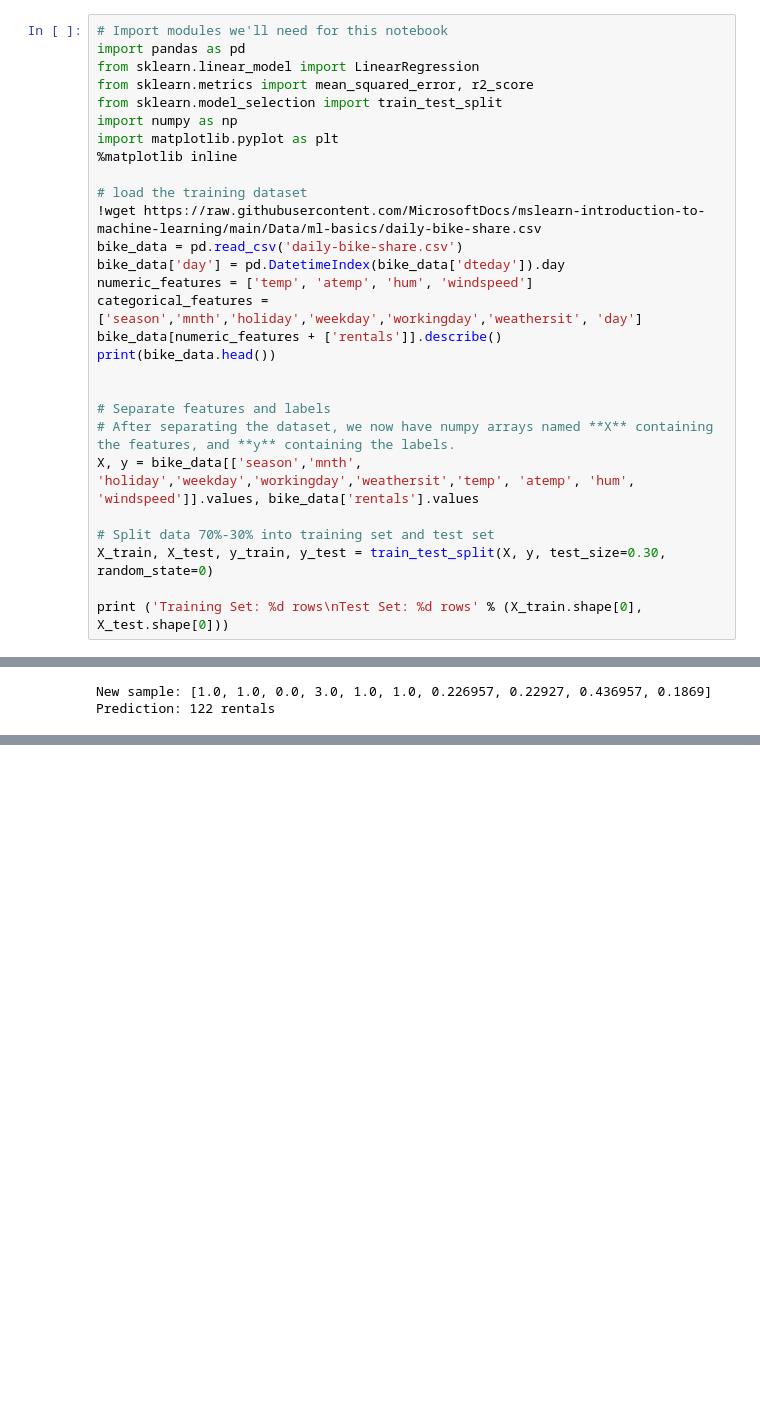
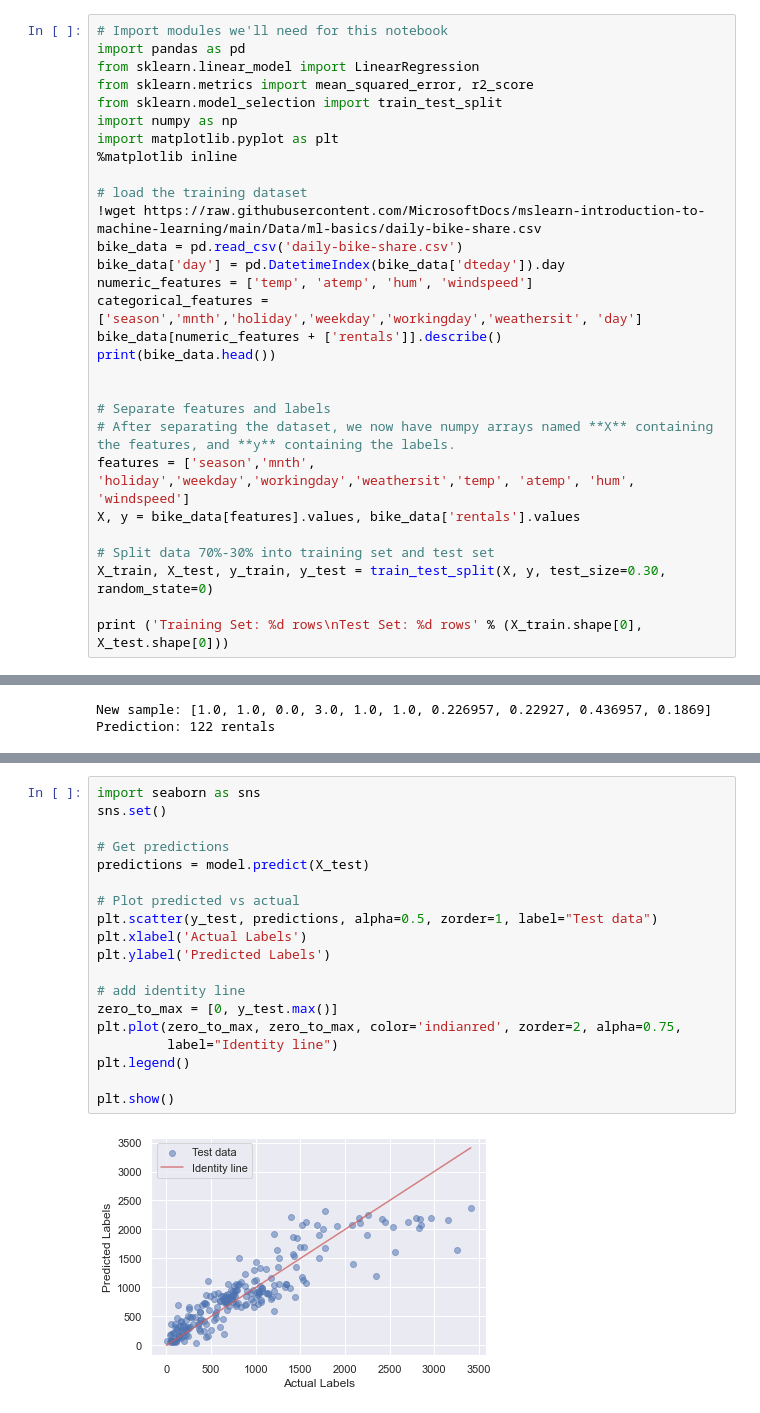
Before and after one commit to Prosserc/python_notebooks, a Jupyter notebook: learning/mpn_data_science/1_02b_regression_pipelines.ipynb, the cells around one changed output, grey strips where cells are left out. Saved outputs shown, nothing was run; the diff lists cells and outputs as text; blank space fills up the shorter version.

```diff
--- a/learning/mpn_data_science/1_02b_regression_pipelines.ipynb
+++ b/learning/mpn_data_science/1_02b_regression_pipelines.ipynb
@@ -20,7 +20,8 @@ print(bike_data.head())
 
 # Separate features and labels
 # After separating the dataset, we now have numpy arrays named **X** containing the features, and **y** containing the labels.
-X, y = bike_data[['season','mnth', 'holiday','weekday','workingday','weathersit','temp', 'atemp', 'hum', 'windspeed']].values, bike_data['rentals'].values
+features = ['season','mnth', 'holiday','weekday','workingday','weathersit','temp', 'atemp', 'hum', 'windspeed']
+X, y = bike_data[features].values, bike_data['rentals'].values
 
 # Split data 70%-30% into training set and test set
 X_train, X_test, y_train, y_test = train_test_split(X, y, test_size=0.30, random_state=0)
@@ -179,0 +204,21 @@ for prediction in results:
+# %%
+import seaborn as sns
+sns.set()
+
+# Get predictions
+predictions = model.predict(X_test)
+
+# Plot predicted vs actual
+plt.scatter(y_test, predictions, alpha=0.5, zorder=1, label="Test data")
+plt.xlabel('Actual Labels')
+plt.ylabel('Predicted Labels')
+
+# add identity line
+zero_to_max = [0, y_test.max()]
+plt.plot(zero_to_max, zero_to_max, color='indianred', zorder=2, alpha=0.75,
+         label="Identity line")
+plt.legend()
+
+plt.show()
+# %% [output]
+[figure, added]
```
Also changed, not shown: parts of 6 cells of this notebook, 10 other files.
